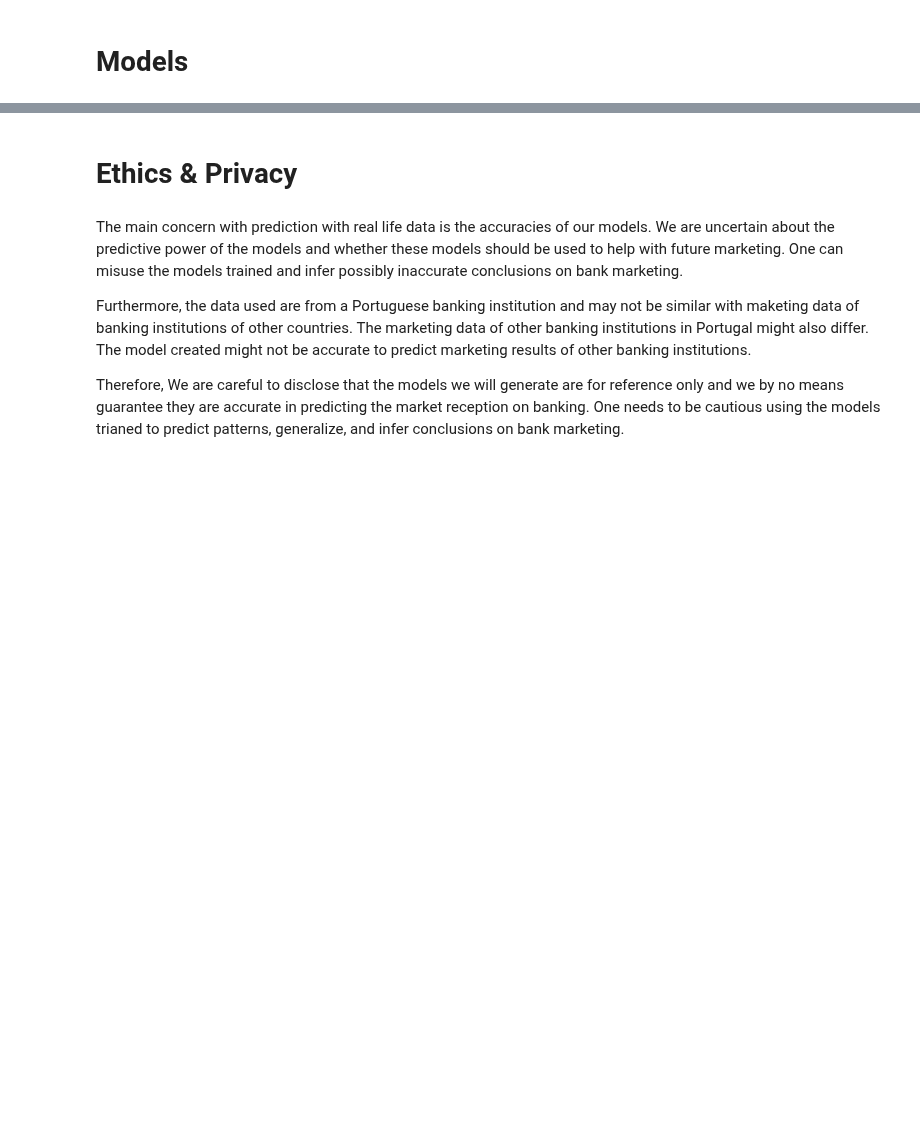
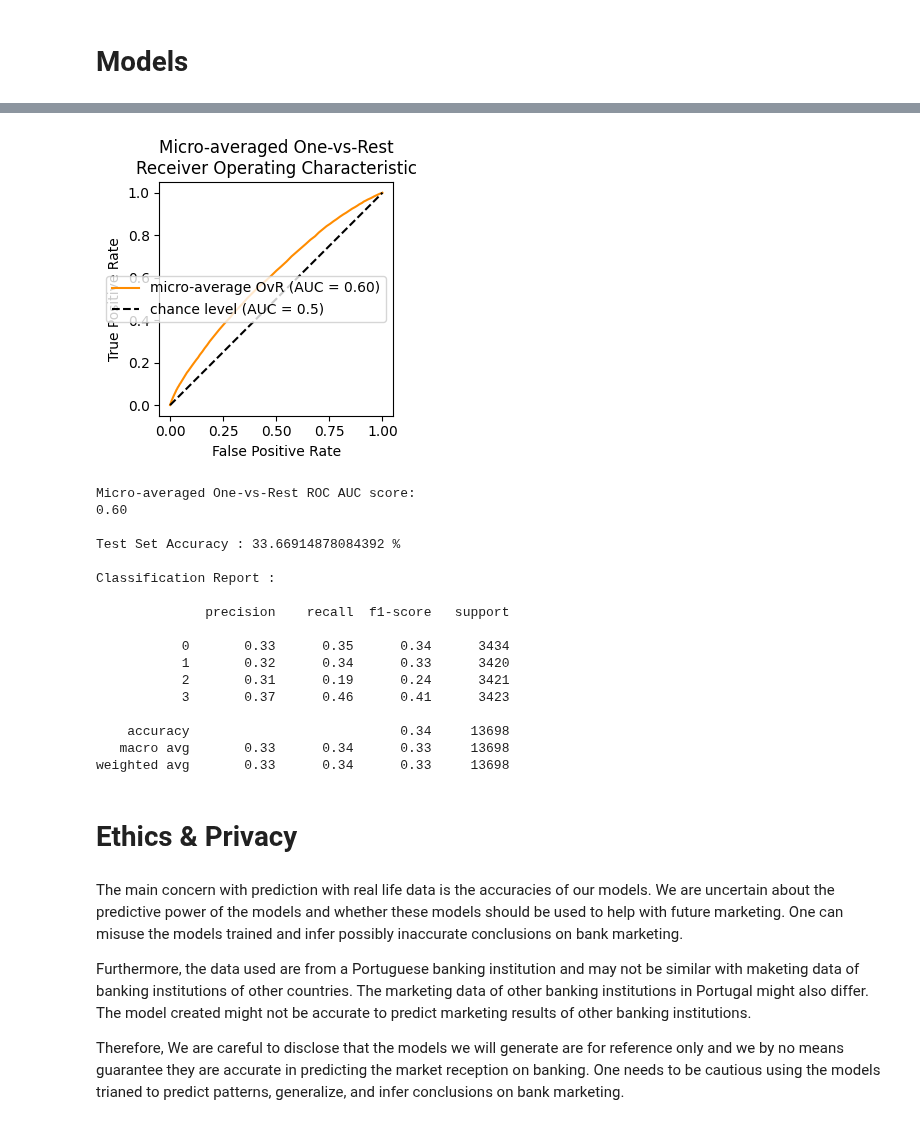
Before and after one commit to COGS118A/Group030-Wi23, a Jupyter notebook: CheckpointGroup030-Wi23.ipynb, the cells around one changed output, grey strips where cells are left out. Cells and saved outputs as stored; diff of their text form; code cells hidden in the pictures; blank space fills up the shorter version.

```diff
--- a/CheckpointGroup030-Wi23.ipynb
+++ b/CheckpointGroup030-Wi23.ipynb
@@ -379,0 +457,43 @@ plt.show()
+# %%
+# possible to do a hyperparameter grid search using a loop such as...
+auc_list = []
+n = 500 # for now I had to cap it at 500. Computer falls asleep and python hangs so this is the most it can do unless
+# I run it on datahub/datacruncher
+max_auc = 0
+
+for k in list(range(1, n, 2)):
+    knn = KNeighborsClassifier(n_neighbors = k).fit(X_train_bank, y_train_bank)
+    knn_y_pred = knn.predict(X_test_bank)
+    knn_y_prob = knn.predict_proba(X_test_bank)
+    current_auc = metrics_classification_scorer(y_train_bank, y_test_bank, knn_y_pred, knn_y_prob, show_stats = False, save_auc = True)
+
+    if current_auc > max_auc:
+        max_auc = current_auc
+        best_knn = knn
+    if k % 50 == 0:
+        print(k ," of ", n)
+
+# for n = 500, k = 369 is the best with AUC of 0.59
+knn_grid_y_pred = best_knn.predict(X_test_bank)
+knn_grid_y_prob = best_knn.predict_proba(X_test_bank)
+
+metrics_classification_scorer(y_train_bank, y_test_bank, knn_grid_y_pred, knn_grid_y_prob, save_auc = False)
+# %% [output]
+[figure, added]
+Micro-averaged One-vs-Rest ROC AUC score:
+0.60
+
+Test Set Accuracy : 33.66914878084392 %
+
+Classification Report :
+
+              precision    recall  f1-score   support
+
+           0       0.33      0.35      0.34      3434
+           1       0.32      0.34      0.33      3420
+           2       0.31      0.19      0.24      3421
+           3       0.37      0.46      0.41      3423
+
+    accuracy                           0.34     13698
+   macro avg       0.33      0.34      0.33     13698
+weighted avg       0.33      0.34      0.33     13698
```
Also changed, not shown: parts of 21 cells of this notebook.
